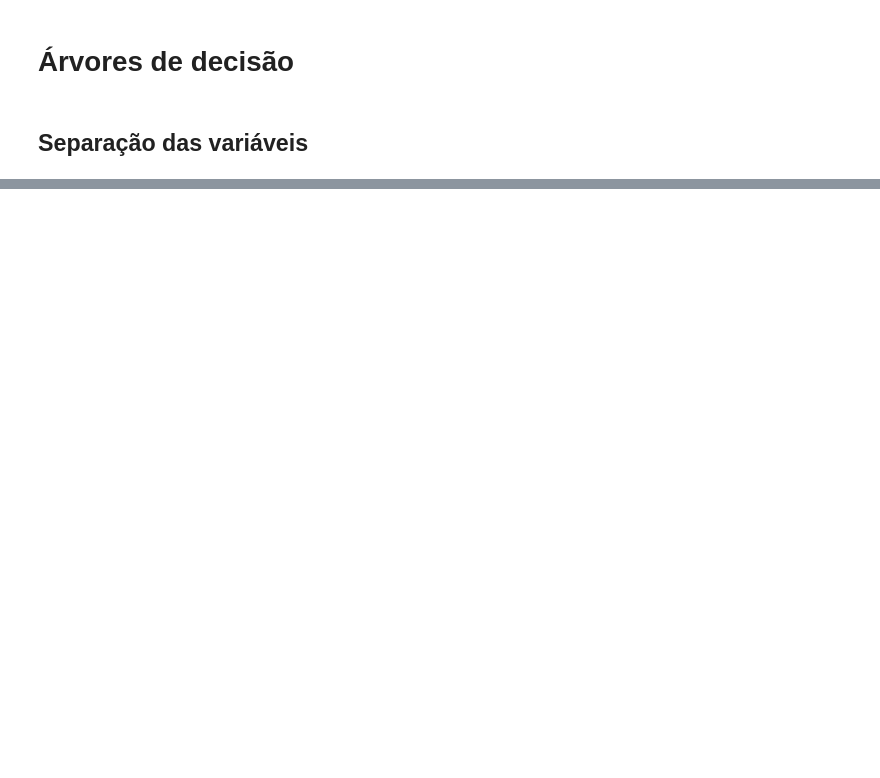
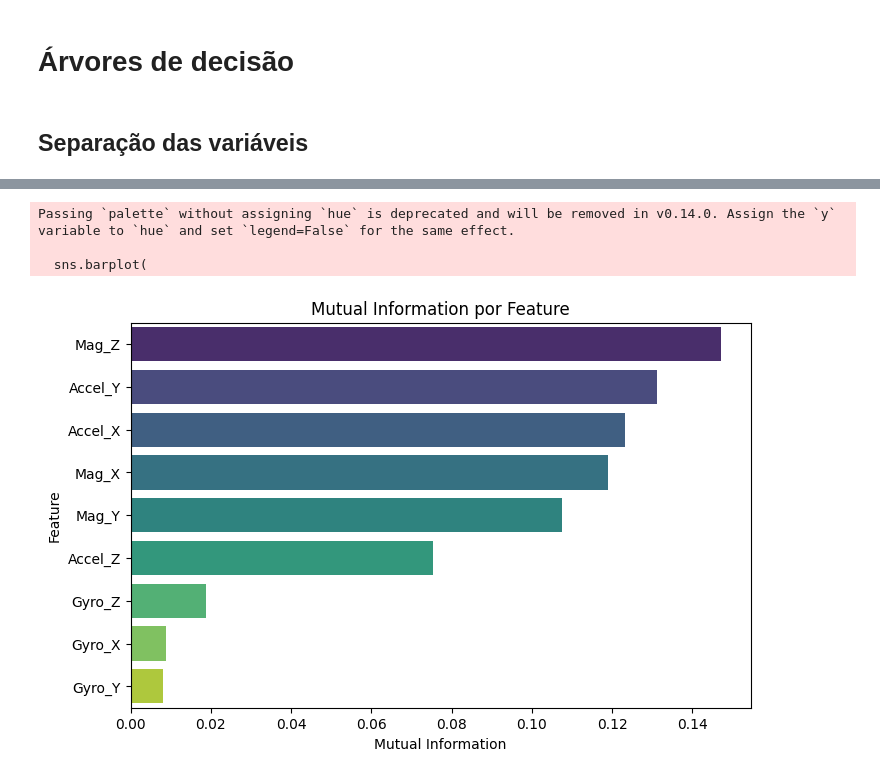
Before and after one commit to LegiusAndrade/mba_dsa, a Jupyter notebook: python/Classifier_ML.ipynb, the cells around one changed output, grey strips where cells are left out. Drawn from its saved outputs; the diff is of its cells as text; code cells hidden in the pictures; blank space fills up the shorter version.

```diff
--- a/python/Classifier_ML.ipynb
+++ b/python/Classifier_ML.ipynb
@@ -168,3 +289,15 @@ for variavel in dados_filtados.columns:
 # Árvores de decisão
 # %% [markdown]
 ## Separação das variáveis
+# %%
+y= dados_filtados['Imbalance']
+X= dados_filtados.drop(columns=['Imbalance'])
+
+X_train, X_test, y_train, y_test = train_test_split(X, y, test_size=0.2, random_state=2208)
+
+# Imprima as formas dos conjuntos de dados resultantes
+print("X_train shape:", X_train.shape)
+print("y_train shape:", y_train.shape)
+print("X_test shape:", X_test.shape)
+print("y_test shape:", y_test.shape)
+print(y_test.value_counts())
@@ -170,0 +621,35 @@ for variavel in dados_filtados.columns:
+# %%
+from sklearn.feature_selection import mutual_info_classif
+
+mi = mutual_info_classif(X, y, random_state=42)
+import pandas as pd
+
+mi = mutual_info_classif(X, y, random_state=42)
+
+mi_df = pd.DataFrame({
+    "feature": X.columns,
+    "mutual_info": mi
+}).sort_values("mutual_info", ascending=False)
+
+mi_df
+
+
+import matplotlib.pyplot as plt
+import seaborn as sns
+
+plt.figure(figsize=(8, 5))
+sns.barplot(
+    data=mi_df,
+    x="mutual_info",
+    y="feature",
+    palette="viridis"
+)
+plt.title("Mutual Information por Feature")
+plt.xlabel("Mutual Information")
+plt.ylabel("Feature")
+plt.show()
+# %% [output]
+Passing `palette` without assigning `hue` is deprecated and will be removed in v0.14.0. Assign the `y` variable to `hue` and set `legend=False` for the same effect.
+
+  sns.barplot(
+[figure, added]
```
Also changed, not shown: parts of 31 cells of this notebook.
